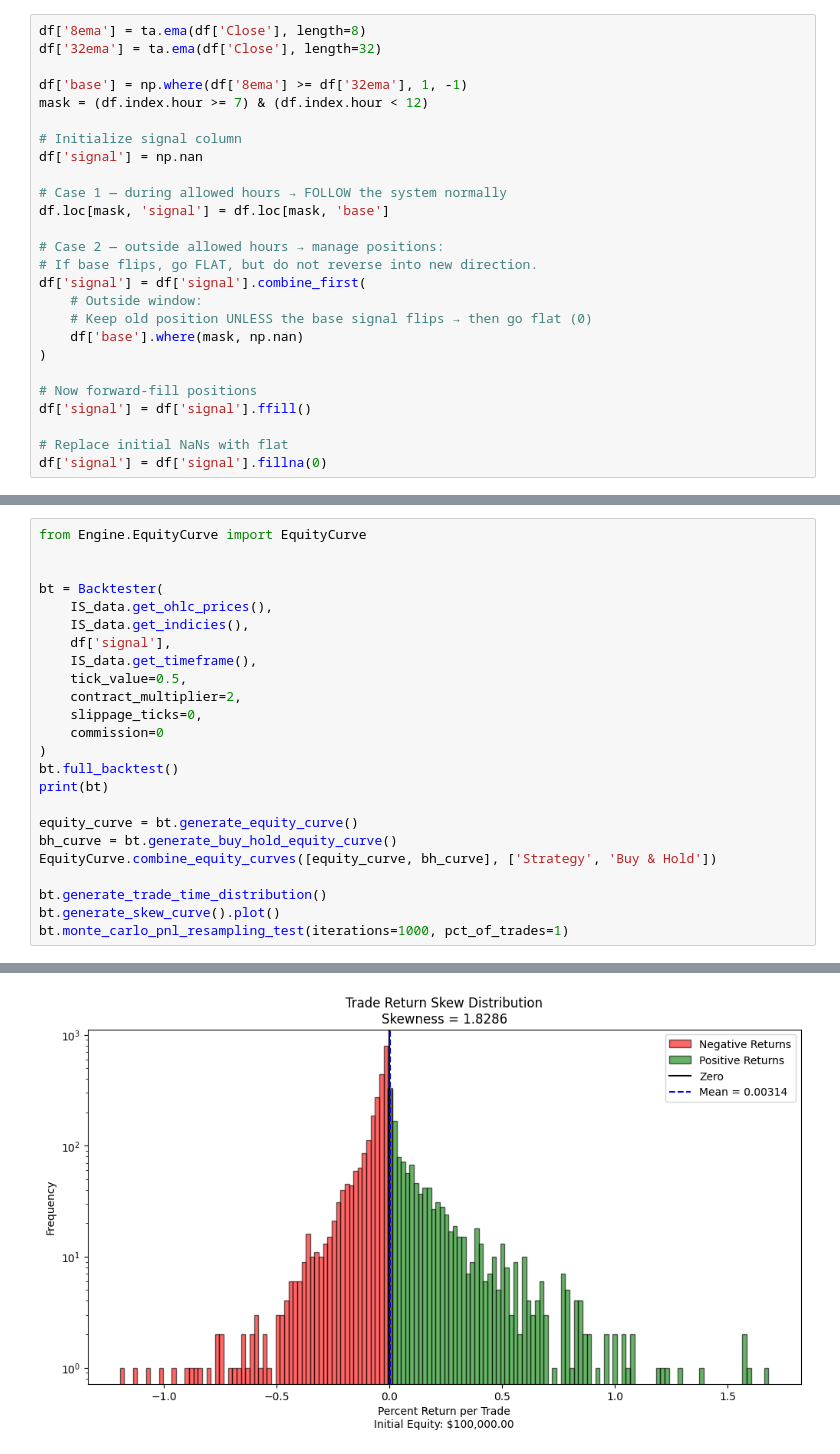
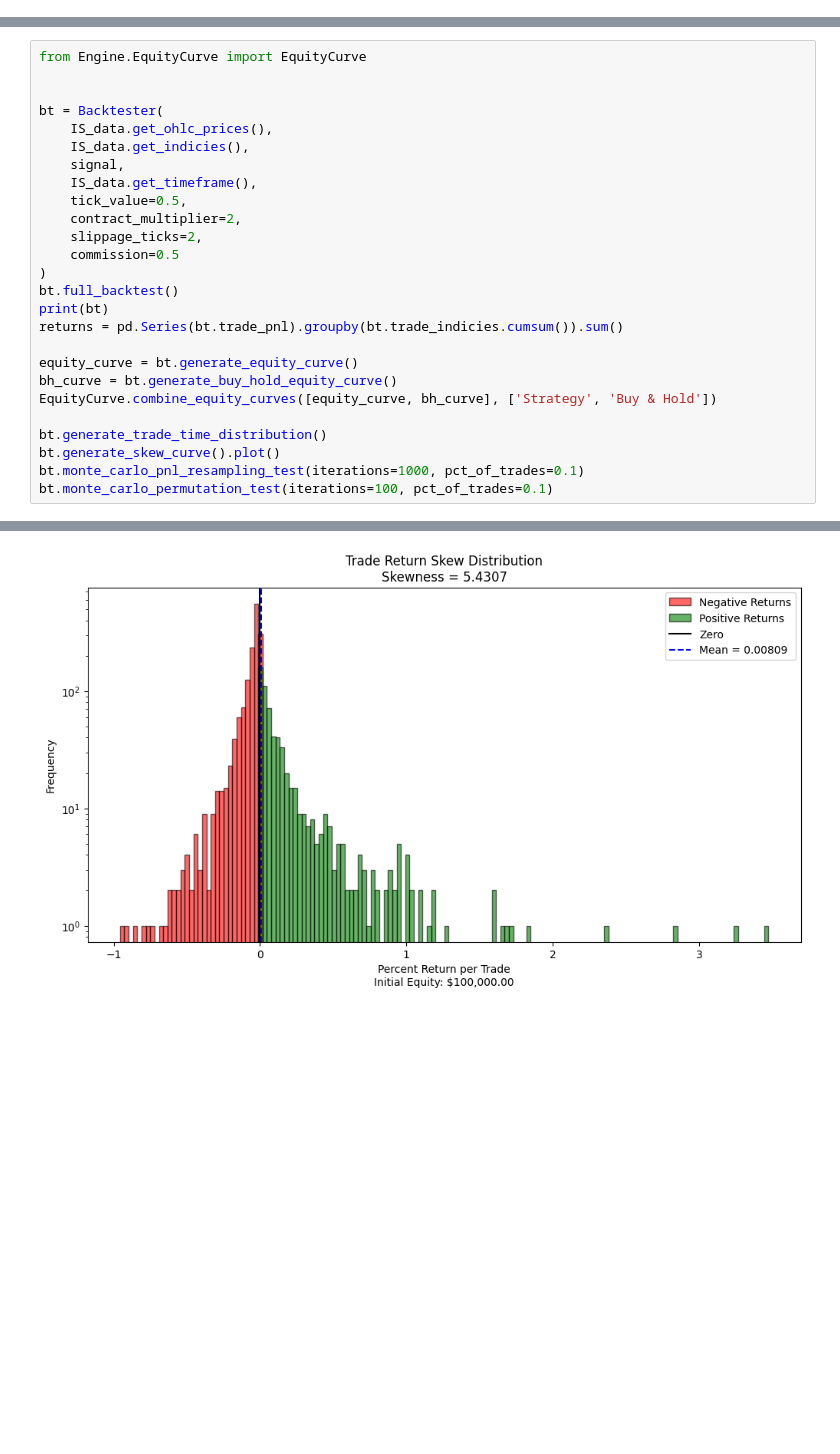
Before and after one commit to Rugbeatuno/RugbeatunoBacktestingSuite, a Jupyter notebook: ewmac8_32.ipynb, the cells around one changed output, grey strips where cells are left out. Drawn from its saved outputs; the diff is of its cells as text; blank space fills up the shorter version.

```diff
--- a/ewmac8_32.ipynb
+++ b/ewmac8_32.ipynb
@@ -41,26 +48,0 @@ Loaded 5,224,896 clean rows
-# %%
-df['8ema'] = ta.ema(df['Close'], length=8)
-df['32ema'] = ta.ema(df['Close'], length=32)
-
-df['base'] = np.where(df['8ema'] >= df['32ema'], 1, -1)
-mask = (df.index.hour >= 7) & (df.index.hour < 12)
-
-# Initialize signal column
-df['signal'] = np.nan
-
-# Case 1 — during allowed hours → FOLLOW the system normally
-df.loc[mask, 'signal'] = df.loc[mask, 'base']
-
-# Case 2 — outside allowed hours → manage positions:
-# If base flips, go FLAT, but do not reverse into new direction.
-df['signal'] = df['signal'].combine_first(
-    # Outside window:
-    # Keep old position UNLESS the base signal flips → then go flat (0)
-    df['base'].where(mask, np.nan)
-)
-
-# Now forward-fill positions
-df['signal'] = df['signal'].ffill()
-
-# Replace initial NaNs with flat
-df['signal'] = df['signal'].fillna(0)
@@ -71,15 +284,16 @@ from Engine.EquityCurve import EquityCurve
 bt = Backtester(
     IS_data.get_ohlc_prices(),
     IS_data.get_indicies(),
-    df['signal'],
+    signal,
     IS_data.get_timeframe(),
     tick_value=0.5,
     contract_multiplier=2,
-    slippage_ticks=0,
-    commission=0
+    slippage_ticks=2,
+    commission=0.5
 )
 bt.full_backtest()
 print(bt)
+returns = pd.Series(bt.trade_pnl).groupby(bt.trade_indicies.cumsum()).sum()
 
 equity_curve = bt.generate_equity_curve()
 bh_curve = bt.generate_buy_hold_equity_curve()
@@ -87,5 +301,6 @@ EquityCurve.combine_equity_curves([equity_curve, bh_curve], ['Strategy', 'Buy &
 
 bt.generate_trade_time_distribution()
 bt.generate_skew_curve().plot()
-bt.monte_carlo_pnl_resampling_test(iterations=1000, pct_of_trades=1)
+bt.monte_carlo_pnl_resampling_test(iterations=1000, pct_of_trades=0.1)
+bt.monte_carlo_permutation_test(iterations=100, pct_of_trades=0.1)
 # %% [output]
@@ -111 +326 @@ bt.monte_carlo_pnl_resampling_test(iterations=1000, pct_of_trades=1)
-[figure, old version]
+[figure, new version]
```
Also changed, not shown: parts of 8 cells of this notebook, 10 other files.
